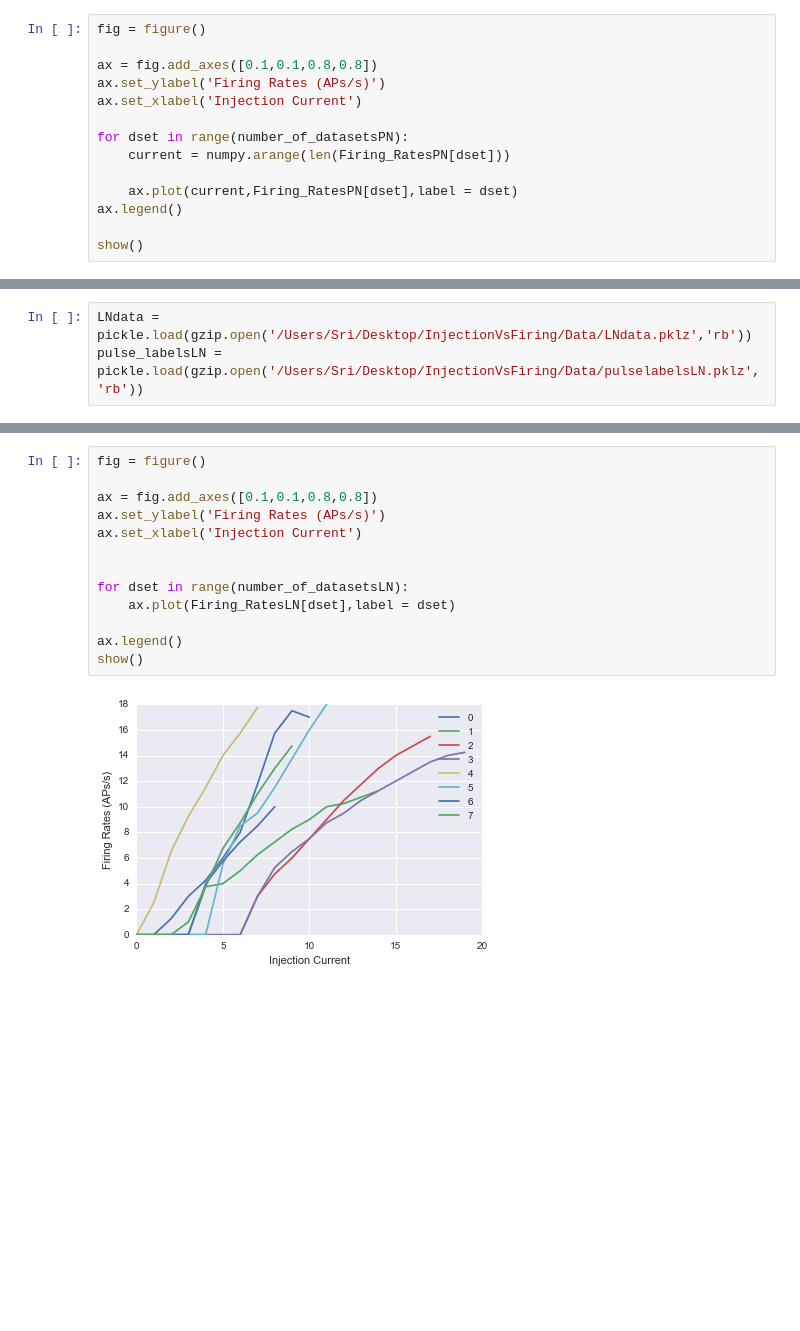
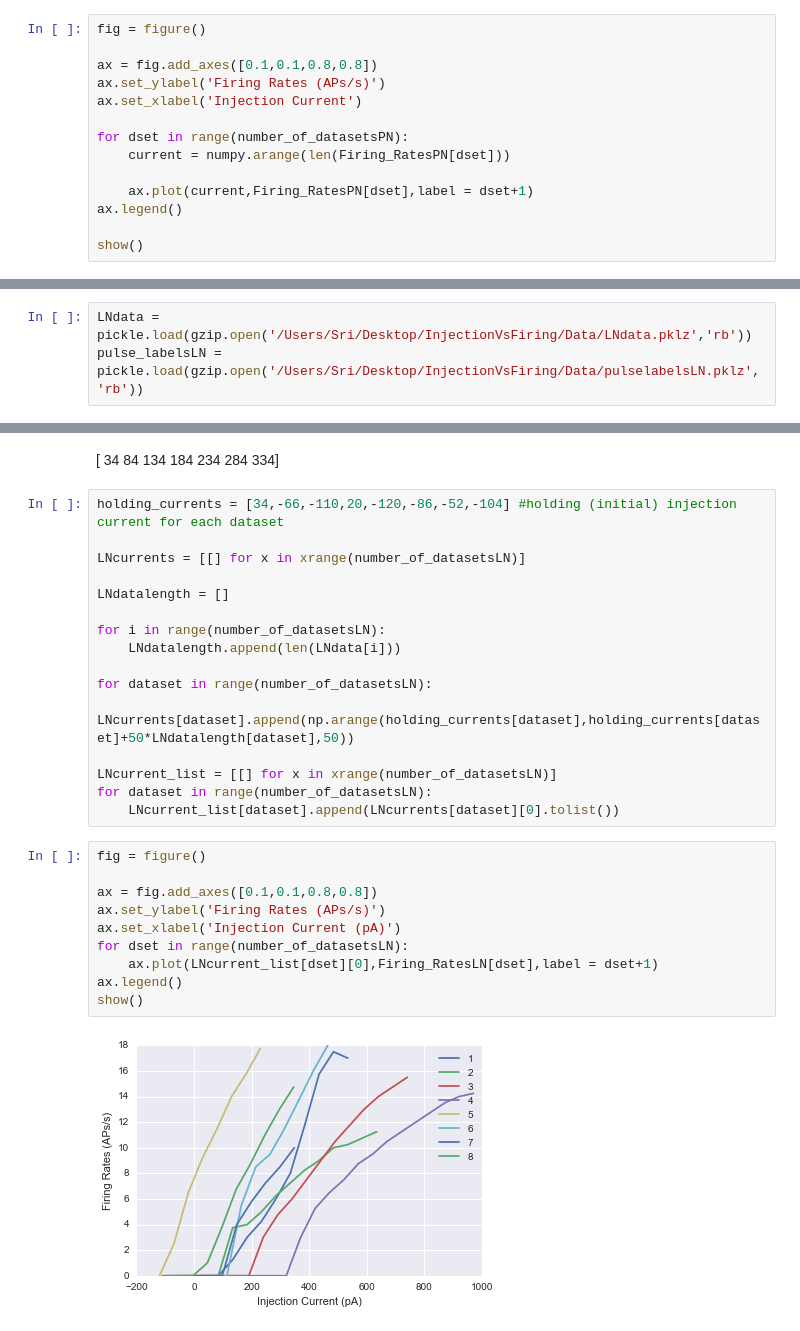
Before and after one commit to RinaldoB/InjectionVsFiring, a Jupyter notebook: Data_overview.ipynb, the cells around one changed output, grey strips where cells are left out. Saved outputs shown, nothing was run; the diff lists cells and outputs as text; blank space fills up the shorter version.

Commit message:
added current for LNs

```diff
--- a/Data_overview.ipynb
+++ b/Data_overview.ipynb
@@ -60,7 +59,7 @@ ax.set_xlabel('Injection Current')
 for dset in range(number_of_datasetsPN):
     current = numpy.arange(len(Firing_RatesPN[dset]))
 
-    ax.plot(current,Firing_RatesPN[dset],label = dset)
+    ax.plot(current,Firing_RatesPN[dset],label = dset+1)
 ax.legend()
 
 show()
@@ -89,18 +88,33 @@ for dataset in range(number_of_datasetsLN):
         V_maxima = (local_maxima(V) & (V>th))
         indices = V_maxima.nonzero()[0]
         Firing_RatesLN[dataset].append(int(len(indices))/(stim_end-stim_start))
+# %% [markdown]
+[ 34  84 134 184 234 284 334]
+# %%
+holding_currents = [34,-66,-110,20,-120,-86,-52,-104] #holding (initial) injection current for each dataset
+
+LNcurrents = [[] for x in xrange(number_of_datasetsLN)]
+
+LNdatalength = []
+
+for i in range(number_of_datasetsLN):
+    LNdatalength.append(len(LNdata[i]))
+
+for dataset in range(number_of_datasetsLN):
+    LNcurrents[dataset].append(np.arange(holding_currents[dataset],holding_currents[dataset]+50*LNdatalength[dataset],50))
+
+LNcurrent_list = [[] for x in xrange(number_of_datasetsLN)]
+for dataset in range(number_of_datasetsLN):
+    LNcurrent_list[dataset].append(LNcurrents[dataset][0].tolist())
 # %%
 fig = figure()
 
 ax = fig.add_axes([0.1,0.1,0.8,0.8])
 ax.set_ylabel('Firing Rates (APs/s)')
-ax.set_xlabel('Injection Current')
-
-
+ax.set_xlabel('Injection Current (pA)')
 for dset in range(number_of_datasetsLN):
-    ax.plot(Firing_RatesLN[dset],label = dset)
-
+    ax.plot(LNcurrent_list[dset][0],Firing_RatesLN[dset],label = dset+1)
 ax.legend()
 show()
 # %% [output]
-[figure, old version]
+[figure, new version]
```
Also changed, not shown: parts of 2 cells of this notebook.
